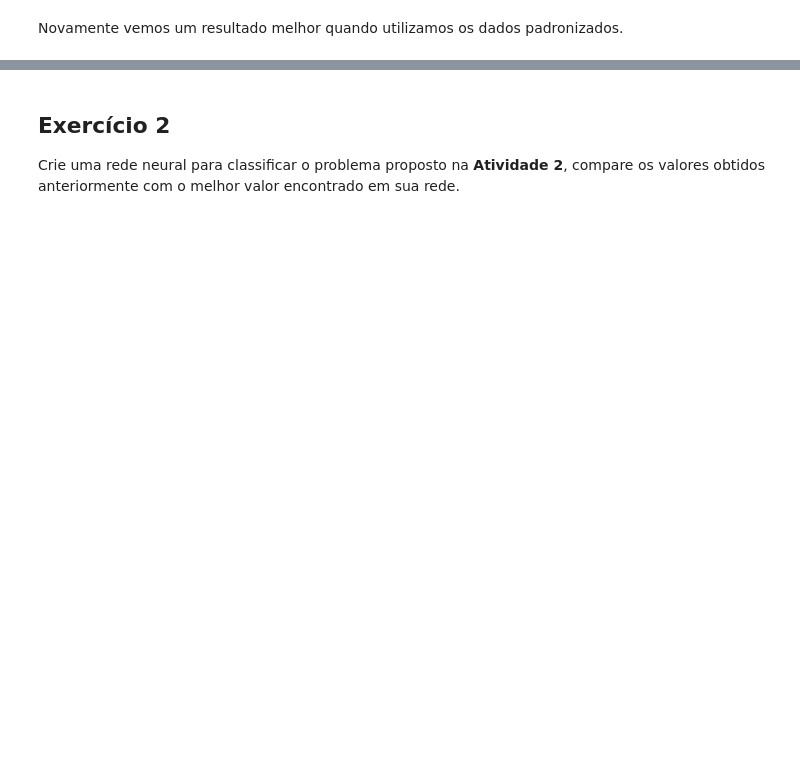
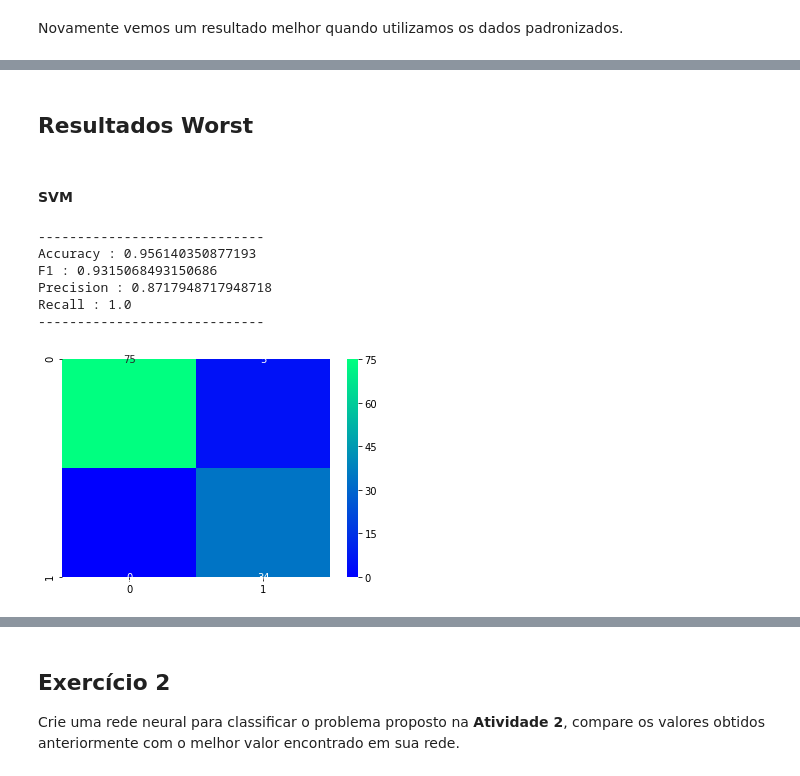
Before and after one commit to pgiaeinstein/cnn, a Jupyter notebook: Atividade2.ipynb, the cells around one changed output, grey strips where cells are left out. Cells and saved outputs as stored; diff of their text form; code cells hidden in the pictures; blank space fills up the shorter version.

```diff
--- a/Atividade2.ipynb
+++ b/Atividade2.ipynb
@@ -325,0 +589,3 @@ Novamente vemos um resultado melhor quando utilizamos os dados padronizados.
+# %%
+features_worst = df[f_worst]
+features_worst.head()
@@ -325,0 +616,4 @@ Novamente vemos um resultado melhor quando utilizamos os dados padronizados.
+# %%
+seed = 4
+
+X_train_worst, X_test_worst, Y_train_worst, Y_test_worst = train_test_split(features_worst, target, test_size=0.2, random_state=seed)
@@ -325,0 +624,20 @@ Novamente vemos um resultado melhor quando utilizamos os dados padronizados.
+# %% [markdown]
+## Resultados Worst
+# %%
+scaler = StandardScaler()
+
+X_train_worst_scaler = scaler.fit_transform(X_train_worst)
+X_test_worst_scaler = scaler.transform(X_test_worst)
+# %% [markdown]
+#### SVM
+# %%
+svc_model_worst = SVC()
+testa_modelo(svc_model_worst, X_train_worst_scaler, X_test_worst_scaler, Y_train_worst, Y_test_worst)
+# %% [output]
+-----------------------------
+Accuracy : 0.956140350877193
+F1 : 0.9315068493150686
+Precision : 0.8717948717948718
+Recall : 1.0
+-----------------------------
+[figure, added]
```
Also changed, not shown: parts of 63 cells of this notebook.
